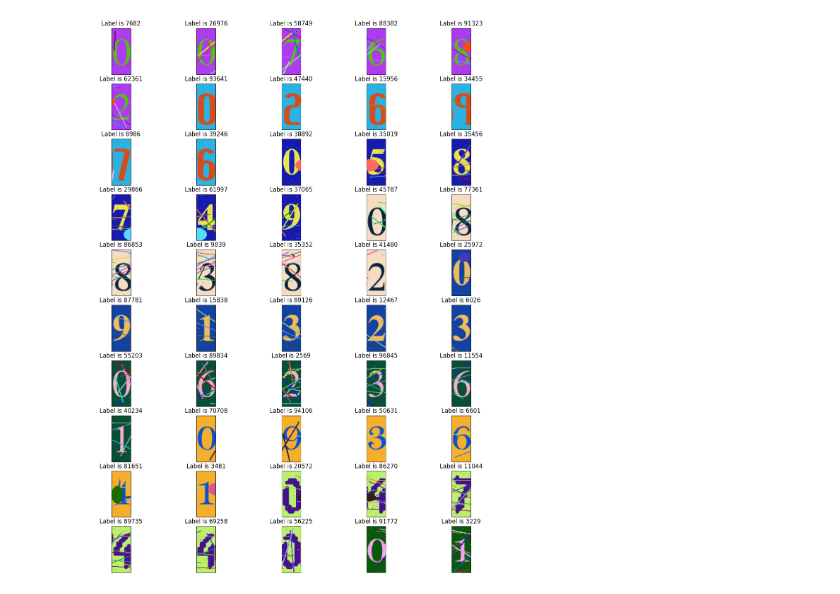
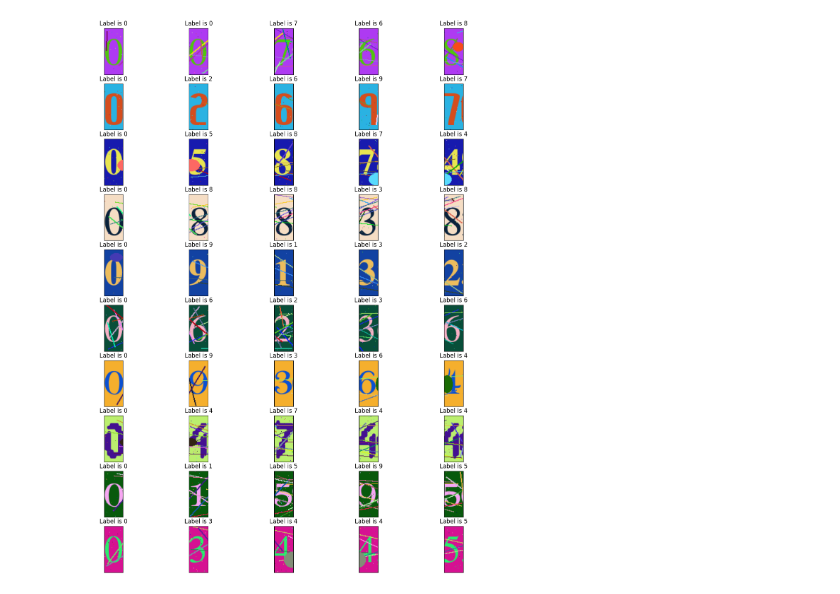
Before and after one commit to yulian-lyubomirov/Captcha-breakdown, a Jupyter notebook: inicio.ipynb, the cells around one changed output. Cells and saved outputs as stored; diff of their text form; code cells hidden in the pictures.

Commit message:
dividir captcha en digitos con labels divididos

```diff
--- a/inicio.ipynb
+++ b/inicio.ipynb
@@ -20,9 +20,9 @@ val_path = 'data/validation/*.png'
 y_path = 'data/train.csv'
 y_val_path ='data/validation.csv'
 # Y_train = np.loadtxt('data/train.csv', delimiter=',', skiprows=1, usecols=1)
-Y_train = pd.read_csv(y_path)
+Y_train = pd.read_csv(y_path, dtype=str)
 # Y_val = np.loadtxt('data/validation.csv', delimiter=',', skiprows=1, usecols=1)
-Y_val = pd.read_csv(y_val_path)
+Y_val = pd.read_csv(y_val_path, dtype=str)
 #creating a collection with the available images
 train = imread_collection(train_path)
 val = imread_collection(val_path)
@@ -58,16 +62,20 @@ X_train = np.array(X_train).reshape(-1, height, width, 1)
 window =33
 X_train=[]
 X_val=[]
-
+Y_val_digits = []
+Y_val['Label'] = Y_val['Label'].astype(str)
+Y = pd.DataFrame()
+c =0
 for image in val:
-
-    for x in range (0,image.shape[1]-window,window):
-        roi = image[0:80, x:x+window]
+    for x in range (1,6):
+        roi = image[0:80, x+window*(x-1):x+window*x]
         grayscale_image = color.rgb2gray(roi)
         flattened_image = grayscale_image.ravel()
 
         # Normalize pixel values to the range [0, 1]
         normalized_image = (flattened_image - flattened_image.min()) / (flattened_image.max() - flattened_image.min())
+        Y_val_digits.append(Y_val['Label'].iloc[c][x-1])
+        X_val.append(roi)
 
-
-        X_val.append(roi)
+    c+=1
+Y_val_digits = pd.DataFrame(Y_val_digits, columns=['Label'])
@@ -114,18 +123,18 @@ IndexError: list index out of range
 # %%
 plt.figure(figsize=(15,20))
 for i in range(50):
     plt.subplot(10,5,i+1)
     plt.xticks([])
     plt.yticks([])
     plt.grid(False)
     plt.imshow(X_val[i])
-    label = Y_val.iloc[i]['Label']
+    label = Y_val_digits.iloc[i]['Label']
     plt.title(f'Label is {label}')
 
 
 plt.show()
 # %% [output]
-[figure, old version]
+[figure, new version]
 # %%
 from sklearn.preprocessing import LabelEncoder, OneHotEncoder
 
```
Also changed, not shown: parts of 5 cells of this notebook.
